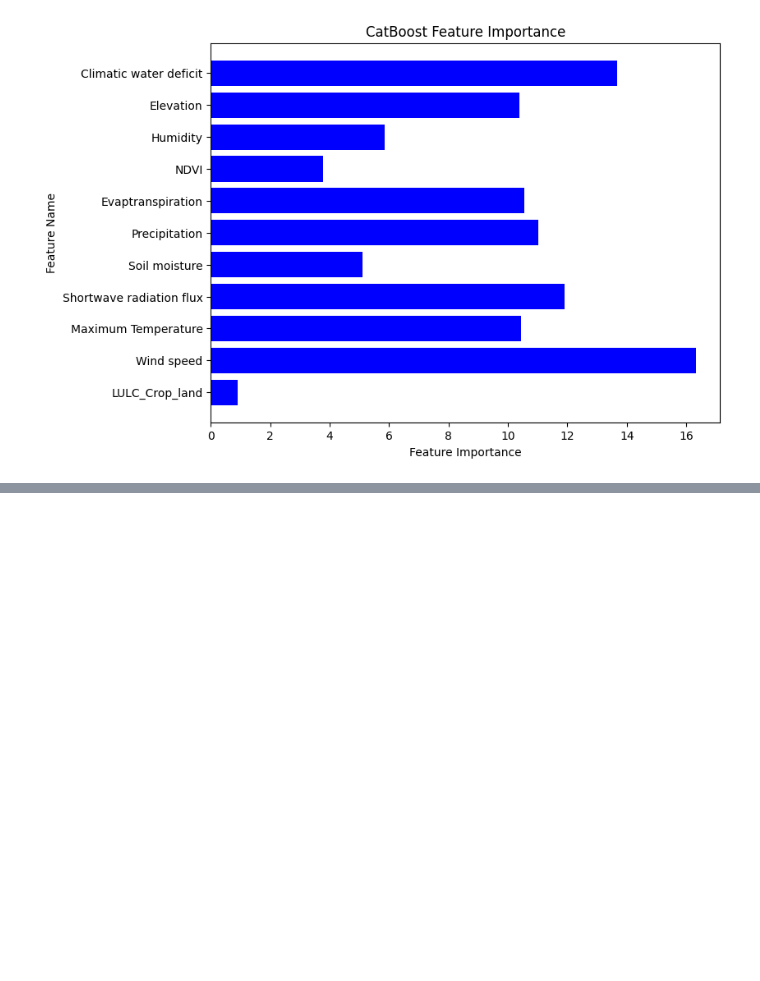
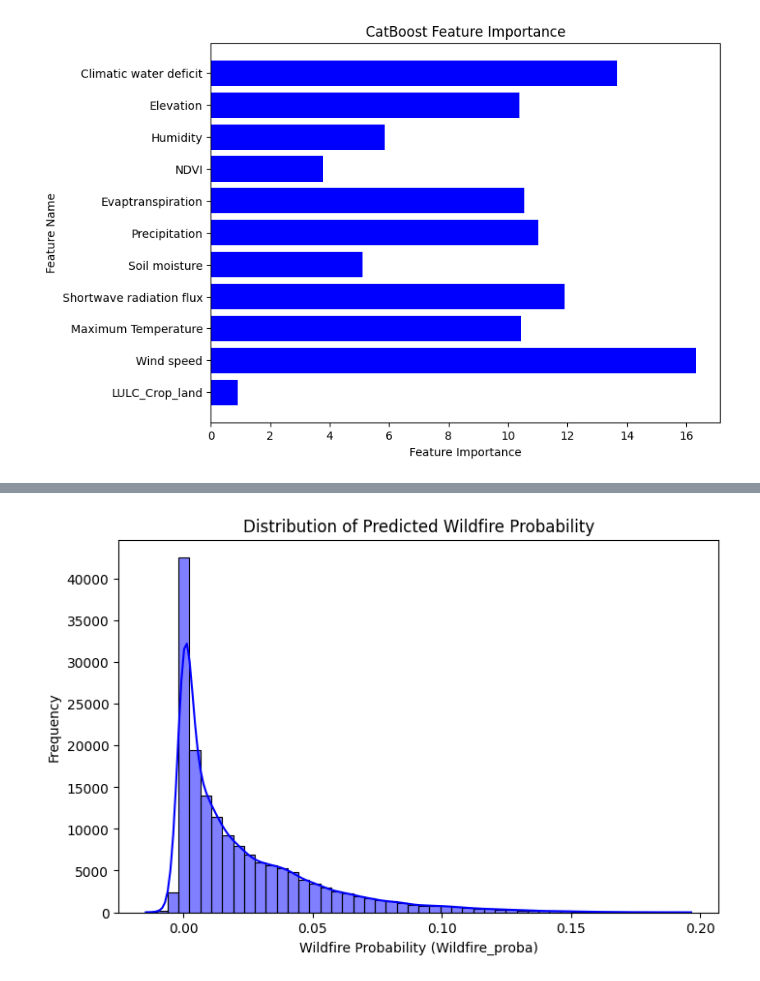
Before and after one commit to ashkanmosalla/WF_numerical_features, a Jupyter notebook: src/test_model.ipynb, the cells around one changed output, grey strips where cells are left out. Cells and saved outputs as stored; diff of their text form; code cells hidden in the pictures; blank space fills up the shorter version.

Commit message:
Predict unseen data

```diff
--- a/src/test.ipynb
+++ b/src/test_model.ipynb
@@ -2873,0 +3098,28 @@ Test R² Score: 0.8191
+# %%
+# Define the predictions file name
+file_name = "wildfire_predictions_catboost.csv"
+
+try:
+    # Load the dataset containing predicted wildfire probability
+    pr1 = pd.read_csv(file_name)
+
+    # Check if the target feature exists in the file
+    if "Wildfire_proba" not in pr1.columns:
+        print(f"Error: The target feature 'Wildfire_proba' is not found in {file_name}.")
+    else:
+        # Plot distribution using seaborn
+        plt.figure(figsize=(8, 5))
+        sns.histplot(pr1["Wildfire_proba"], bins=50, kde=True, color='blue')
+
+        # Labels and title
+        plt.xlabel("Wildfire Probability (Wildfire_proba)")
+        plt.ylabel("Frequency")
+        plt.title("Distribution of Predicted Wildfire Probability")
+
+        # Show plot
+        plt.show()
+
+except FileNotFoundError:
+    print(f"Error: File '{file_name}' not found. Please run the prediction script first.")
+# %% [output]
+[figure, added]
```
Also changed, not shown: parts of 7 cells of this notebook, 1 other file.
